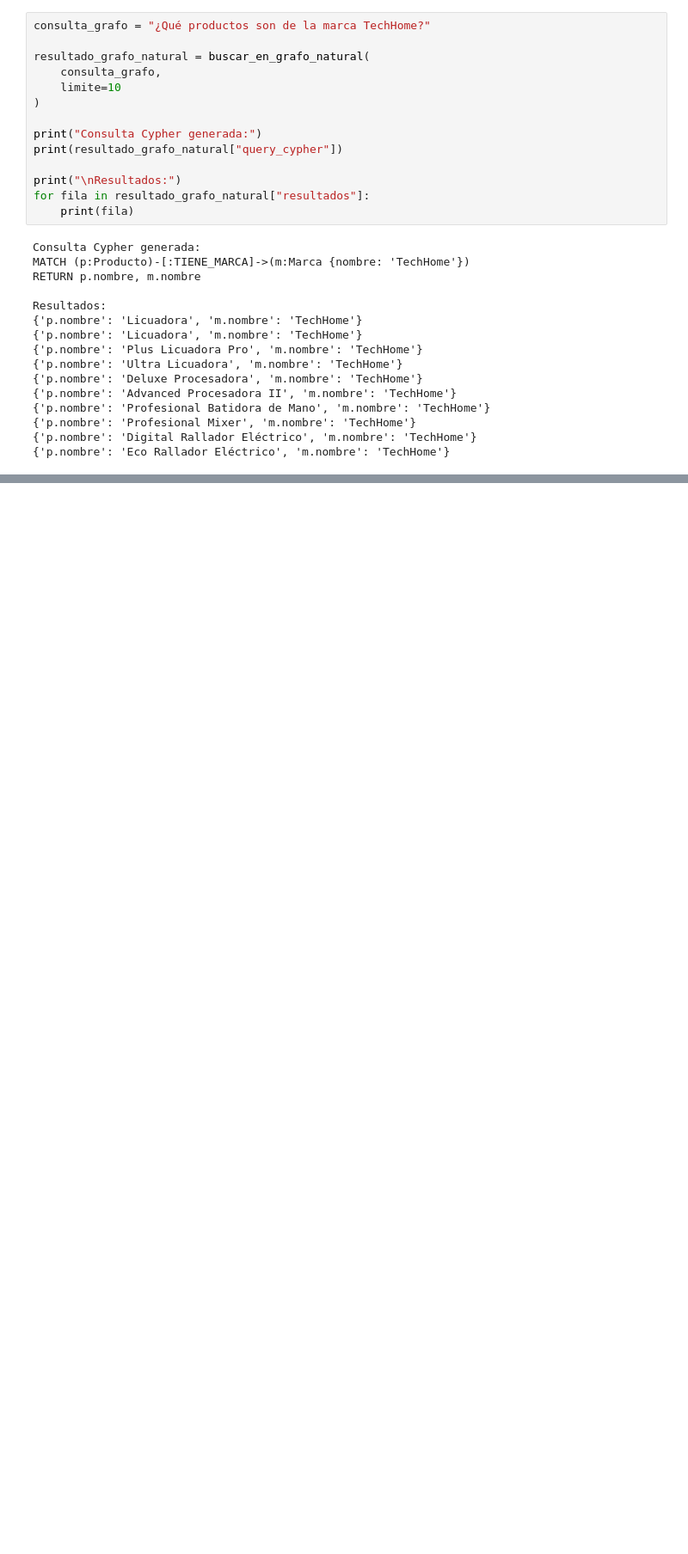
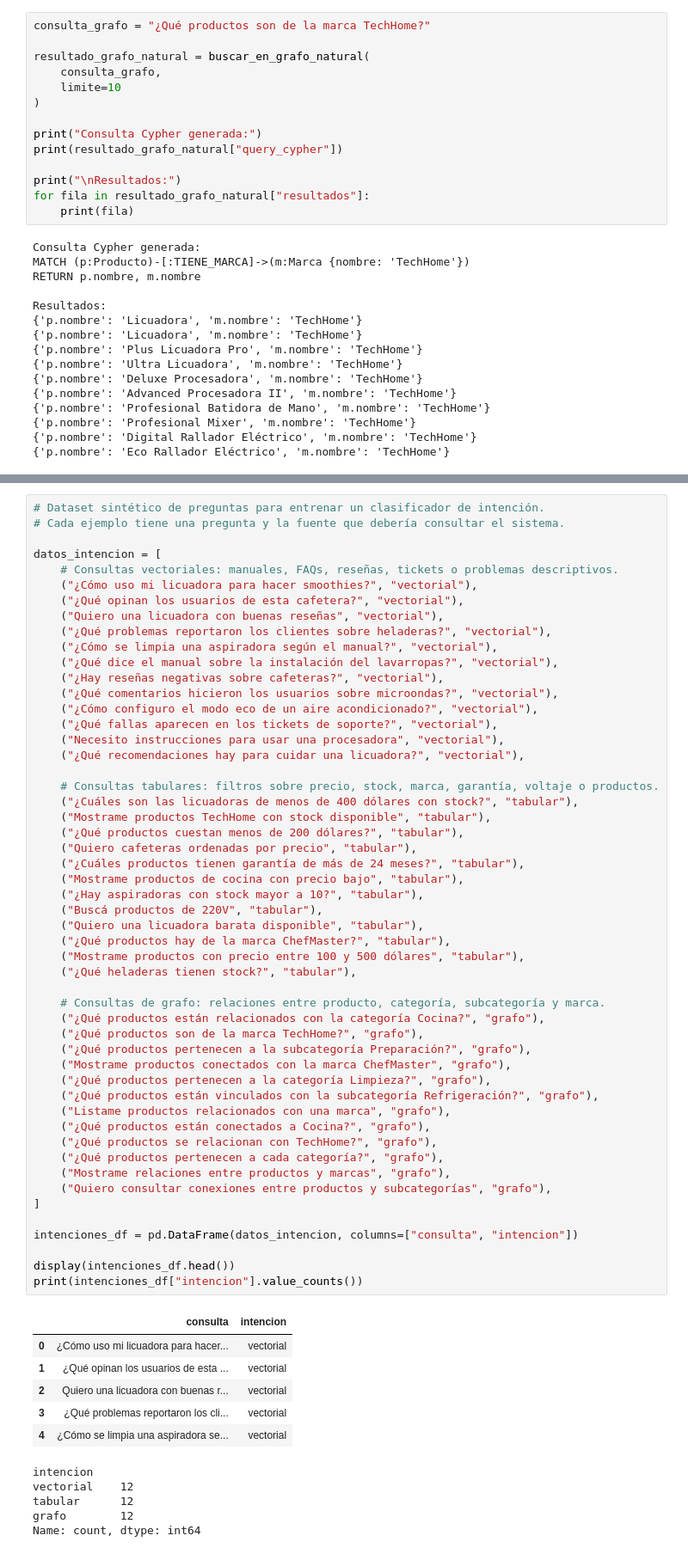
Before and after one commit to ZahirJacob/TP_Final_NLP_ZahirJacob, a Jupyter notebook: TP_NLP_ZAHIR_JACOB.ipynb, the cells around one changed output, grey strips where cells are left out. Shown at 86% size. Cells and saved outputs as stored; diff of their text form; blank space fills up the shorter version.

```diff
--- a/TP_NLP_ZAHIR_JACOB.ipynb
+++ b/TP_NLP_ZAHIR_JACOB.ipynb
@@ -1337,0 +1346,64 @@ Resultados:
+# %%
+# Dataset sintético de preguntas para entrenar un clasificador de intención.
+# Cada ejemplo tiene una pregunta y la fuente que debería consultar el sistema.
+
+datos_intencion = [
+    # Consultas vectoriales: manuales, FAQs, reseñas, tickets o problemas descriptivos.
+    ("¿Cómo uso mi licuadora para hacer smoothies?", "vectorial"),
+    ("¿Qué opinan los usuarios de esta cafetera?", "vectorial"),
+    ("Quiero una licuadora con buenas reseñas", "vectorial"),
+    ("¿Qué problemas reportaron los clientes sobre heladeras?", "vectorial"),
+    ("¿Cómo se limpia una aspiradora según el manual?", "vectorial"),
+    ("¿Qué dice el manual sobre la instalación del lavarropas?", "vectorial"),
+    ("¿Hay reseñas negativas sobre cafeteras?", "vectorial"),
+    ("¿Qué comentarios hicieron los usuarios sobre microondas?", "vectorial"),
+    ("¿Cómo configuro el modo eco de un aire acondicionado?", "vectorial"),
+    ("¿Qué fallas aparecen en los tickets de soporte?", "vectorial"),
+    ("Necesito instrucciones para usar una procesadora", "vectorial"),
+    ("¿Qué recomendaciones hay para cuidar una licuadora?", "vectorial"),
+
+    # Consultas tabulares: filtros sobre precio, stock, marca, garantía, voltaje o productos.
+    ("¿Cuáles son las licuadoras de menos de 400 dólares con stock?", "tabular"),
+    ("Mostrame productos TechHome con stock disponible", "tabular"),
+    ("¿Qué productos cuestan menos de 200 dólares?", "tabular"),
+    ("Quiero cafeteras ordenadas por precio", "tabular"),
+    ("¿Cuáles productos tienen garantía de más de 24 meses?", "tabular"),
+    ("Mostrame productos de cocina con precio bajo", "tabular"),
+    ("¿Hay aspiradoras con stock mayor a 10?", "tabular"),
+    ("Buscá productos de 220V", "tabular"),
+    ("Quiero una licuadora barata disponible", "tabular"),
+    ("¿Qué productos hay de la marca ChefMaster?", "tabular"),
+    ("Mostrame productos con precio entre 100 y 500 dólares", "tabular"),
+    ("¿Qué heladeras tienen stock?", "tabular"),
+
+    # Consultas de grafo: relaciones entre producto, categoría, subcategoría y marca.
+    ("¿Qué productos están relacionados con la categoría Cocina?", "grafo"),
+    ("¿Qué productos son de la marca TechHome?", "grafo"),
+    ("¿Qué productos pertenecen a la subcategoría Preparación?", "grafo"),
+    ("Mostrame productos conectados con la marca ChefMaster", "grafo"),
+    ("¿Qué productos pertenecen a la categoría Limpieza?", "grafo"),
+    ("¿Qué productos están vinculados con la subcategoría Refrigeración?", "grafo"),
+    ("Listame productos relacionados con una marca", "grafo"),
+    ("¿Qué productos están conectados a Cocina?", "grafo"),
+    ("¿Qué productos se relacionan con TechHome?", "grafo"),
+    ("¿Qué productos pertenecen a cada categoría?", "grafo"),
+    ("Mostrame relaciones entre productos y marcas", "grafo"),
+    ("Quiero consultar conexiones entre productos y subcategorías", "grafo"),
+]
+
+intenciones_df = pd.DataFrame(datos_intencion, columns=["consulta", "intencion"])
+
+display(intenciones_df.head())
+print(intenciones_df["intencion"].value_counts())
+# %% [output]
+|  | consulta | intencion |
+| 0 | ¿Cómo uso mi licuadora para hacer... | vectorial |
+| 1 | ¿Qué opinan los usuarios de esta ... | vectorial |
+| 2 | Quiero una licuadora con buenas r... | vectorial |
+| 3 | ¿Qué problemas reportaron los cli... | vectorial |
+| 4 | ¿Cómo se limpia una aspiradora se... | vectorial |
+intencion
+vectorial    12
+tabular      12
+grafo        12
+Name: count, dtype: int64
```
Also changed, not shown: parts of 22 cells of this notebook.
